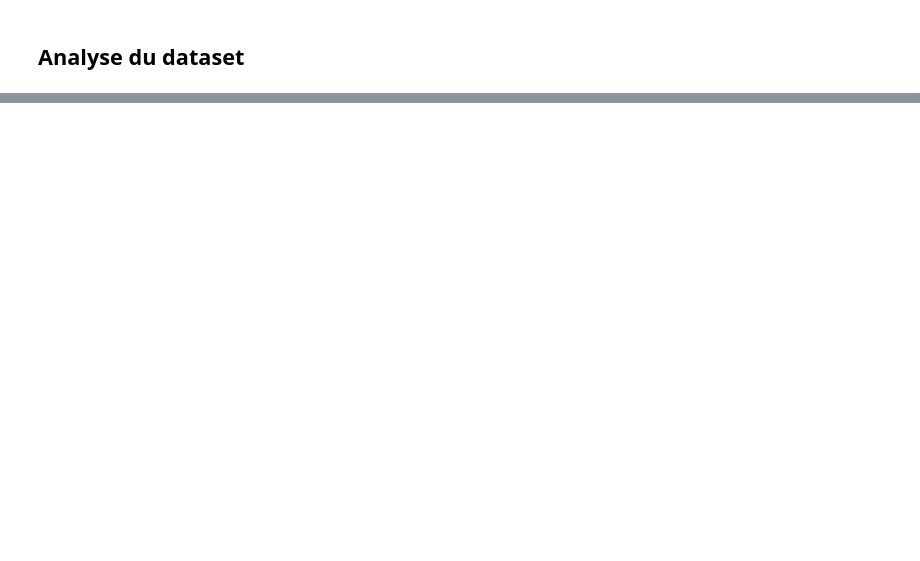
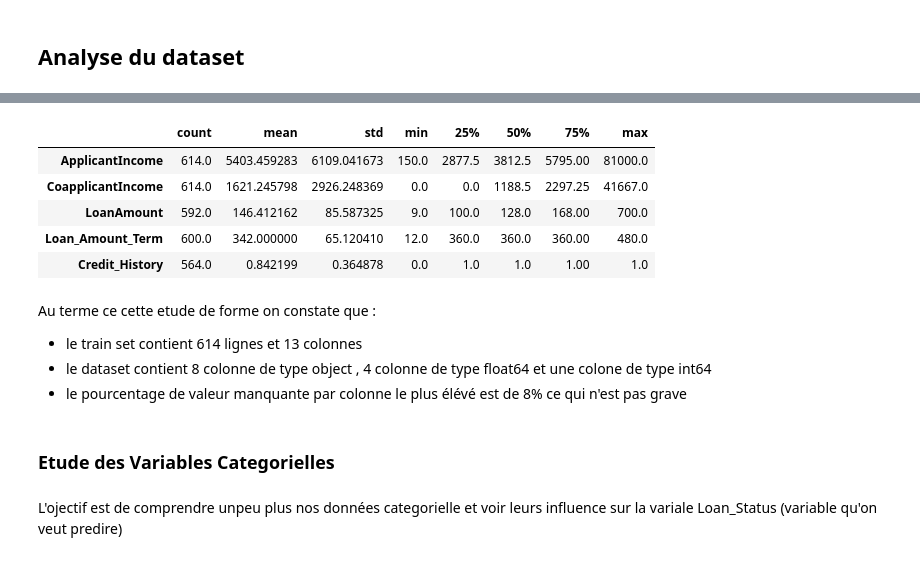
Before and after one commit to Junny-cloud/Compo-NaN, a Jupyter notebook: Compo_JuniorEssoh.ipynb, the cells around one changed output, grey strips where cells are left out. Cells and saved outputs as stored; diff of their text form; code cells hidden in the pictures; blank space fills up the shorter version.

```diff
--- a/Compo_JuniorEssoh.ipynb
+++ b/Compo_JuniorEssoh.ipynb
@@ -44,0 +130,19 @@ warnings.filterwarnings("ignore")
+# %%
+# statistique descritive des colonnes avec des valeurs continues
+train_data.describe().T
+# %% [output]
+|  | count | mean | std | min | 25% | 50% | 75% | max |
+| ApplicantIncome | 614.0 | 5403.459283 | 6109.041673 | 150.0 | 2877.5 | 3812.5 | 5795.00 | 81000.0 |
+| CoapplicantIncome | 614.0 | 1621.245798 | 2926.248369 | 0.0 | 0.0 | 1188.5 | 2297.25 | 41667.0 |
+| LoanAmount | 592.0 | 146.412162 | 85.587325 | 9.0 | 100.0 | 128.0 | 168.00 | 700.0 |
+| Loan_Amount_Term | 600.0 | 342.000000 | 65.120410 | 12.0 | 360.0 | 360.0 | 360.00 | 480.0 |
+| Credit_History | 564.0 | 0.842199 | 0.364878 | 0.0 | 1.0 | 1.0 | 1.00 | 1.0 |
+# %% [markdown]
+Au terme ce cette etude de forme on constate que :
+- le train set contient 614 lignes et 13 colonnes
+- le dataset contient 8 colonne de type object , 4 colonne de type float64 et une colone de type int64
+- le pourcentage de valeur manquante par colonne le plus élévé est de 8% ce qui n'est pas grave
+# %% [markdown]
+### Etude des Variables Categorielles
+# %% [markdown]
+L'ojectif est de comprendre unpeu plus nos données categorielle et voir leurs influence sur la variale Loan_Status (variable qu'on veut predire)
```
Also changed, not shown: parts of 23 cells of this notebook.
